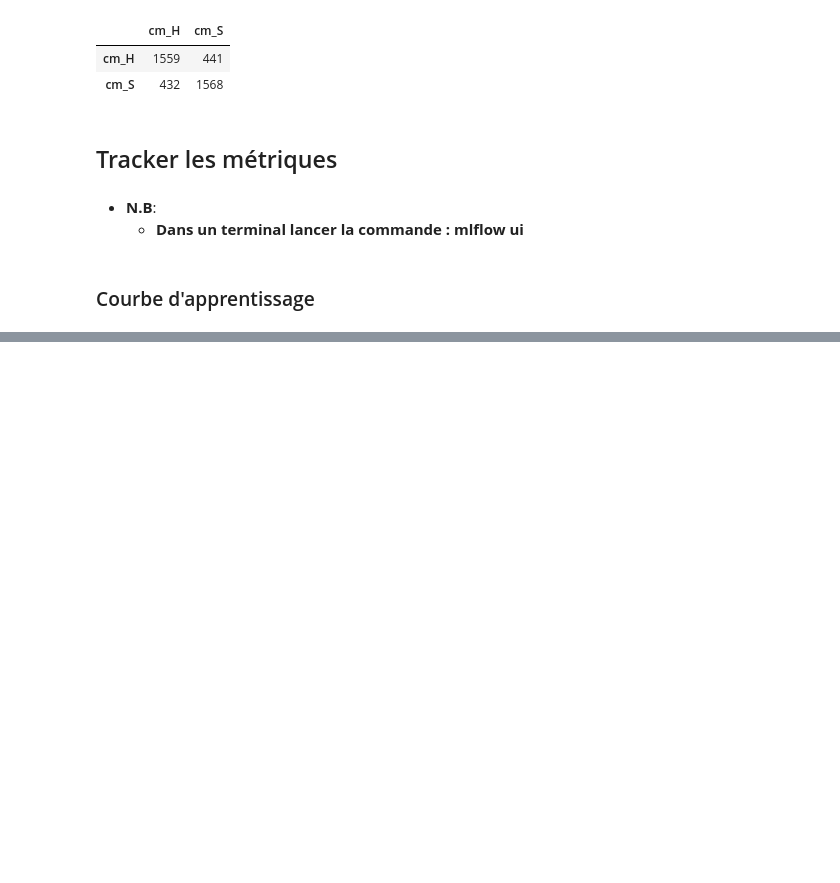
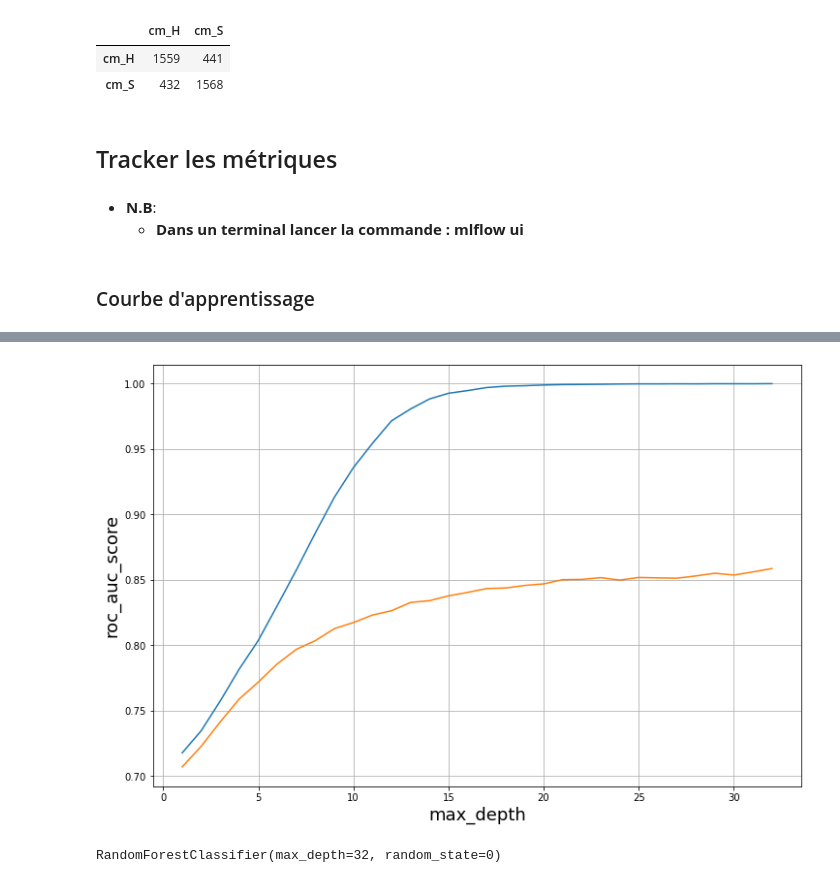
Before and after one commit to kbenmus02/A62-EquipeCV, a Jupyter notebook: notebook/iteration_3_model_2.ipynb, the cells around one changed output, grey strips where cells are left out. Drawn from its saved outputs; the diff is of its cells as text; code cells hidden in the pictures; blank space fills up the shorter version.

```diff
--- a/notebook/iteration_3_model_2.ipynb
+++ b/notebook/iteration_3_model_2.ipynb
@@ -162,0 +204,39 @@ spot_overfit_needed_data(model_rf, X_train, y_train)
+# %%
+max_depths = np.linspace(1, 32, 32, endpoint=True)
+# %%
+train_results = []
+test_results = []
+for max_depth in tqdm(max_depths):
+    model_rf = RandomForestClassifier(max_depth = max_depth, n_jobs=-1)
+
+    # entrainer le modele
+    model_rf.fit(X_train, y_train)
+
+    # train set
+    # faire les prediciton des probas
+    rf_probas_train = model_rf.predict_proba(X_train)[:,1]
+    train_results.append(roc_auc_score(y_train, rf_probas_train))
+
+    # test set
+    # faire les prediciton des probas
+    rf_probas_test = model_rf.predict_proba(X_test)[:,1]
+    test_results.append(roc_auc_score(y_test, rf_probas_test))
+# %%
+plt.figure(figsize=(12,8))
+plt.grid()
+plt.plot(max_depths, train_results, label = "train")
+plt.plot(max_depths, test_results,  label = "test")
+plt.xlabel('max_depth', fontsize=18)
+plt.ylabel('roc_auc_score', fontsize=18)
+plt.show()
+# %% [output]
+[figure, added]
+# %%
+model_rf05 = RandomForestClassifier(random_state=0, max_depth=5)
+model_rf15 = RandomForestClassifier(random_state=0, max_depth=15)
+model_rf32 = RandomForestClassifier(random_state=0, max_depth=32)
+model_rf05.fit(X_train, y_train)
+model_rf15.fit(X_train, y_train)
+model_rf32.fit(X_train, y_train)
+# %% [output]
+RandomForestClassifier(max_depth=32, random_state=0)
```
Also changed, not shown: parts of 16 cells of this notebook, 3 other files.
